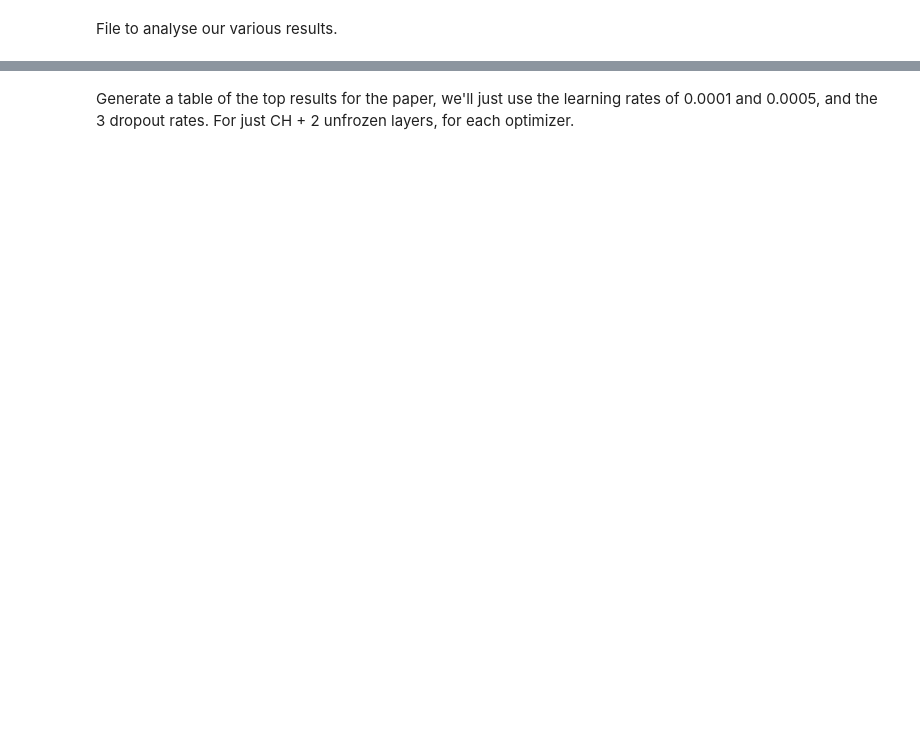
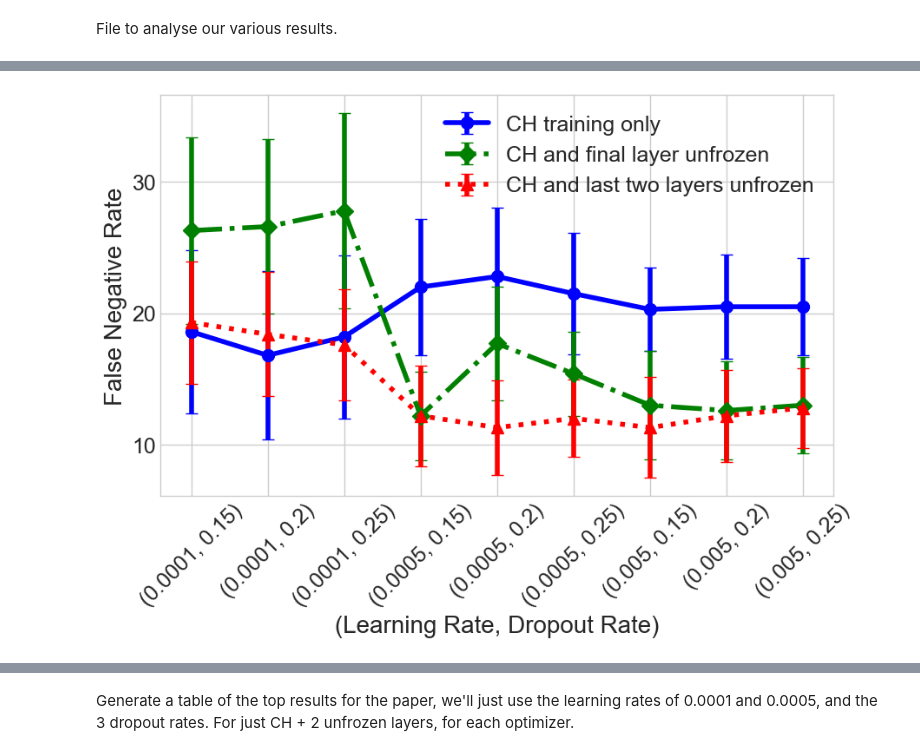
Before and after one commit to CRMDS/Kinetic-Injury-Triage, a Jupyter notebook: Results/resultsAnalysis.ipynb, the cells around one changed output, grey strips where cells are left out. Saved outputs shown, nothing was run; the diff lists cells and outputs as text; code cells hidden in the pictures; blank space fills up the shorter version.

```diff
--- a/Results/resultsAnalysis.ipynb
+++ b/Results/resultsAnalysis.ipynb
@@ -120,0 +153,5 @@ plot_optimizer_results(results_data, 'AdamW', metric='total_train_time_s', metri
+# %%
+# Just need to have a look at the TF/TN/FP/FN for all the optimisers, not going to save the plots
+plot_optimizer_results(results_data, 'SGD', metric='fn', metric_err='fn_std', flg_save=False)
+# %% [output]
+[figure, added]
```
Also changed, not shown: parts of 35 cells of this notebook.
